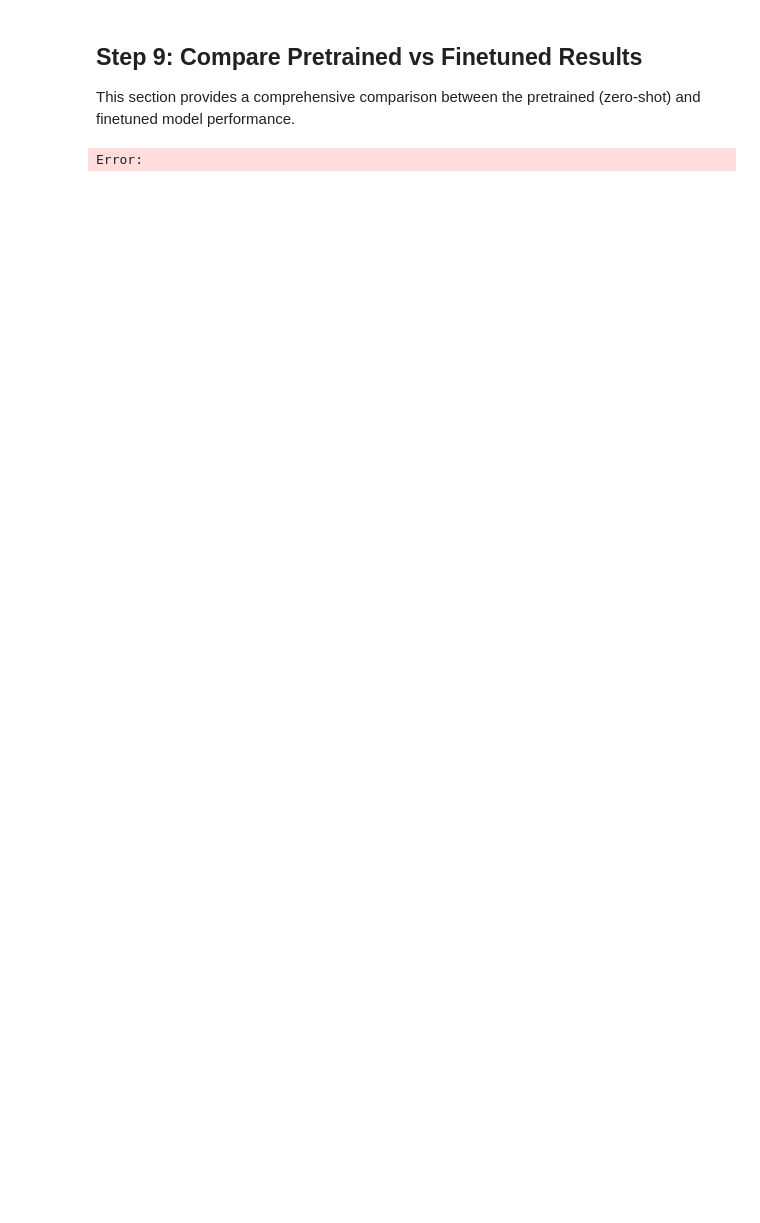
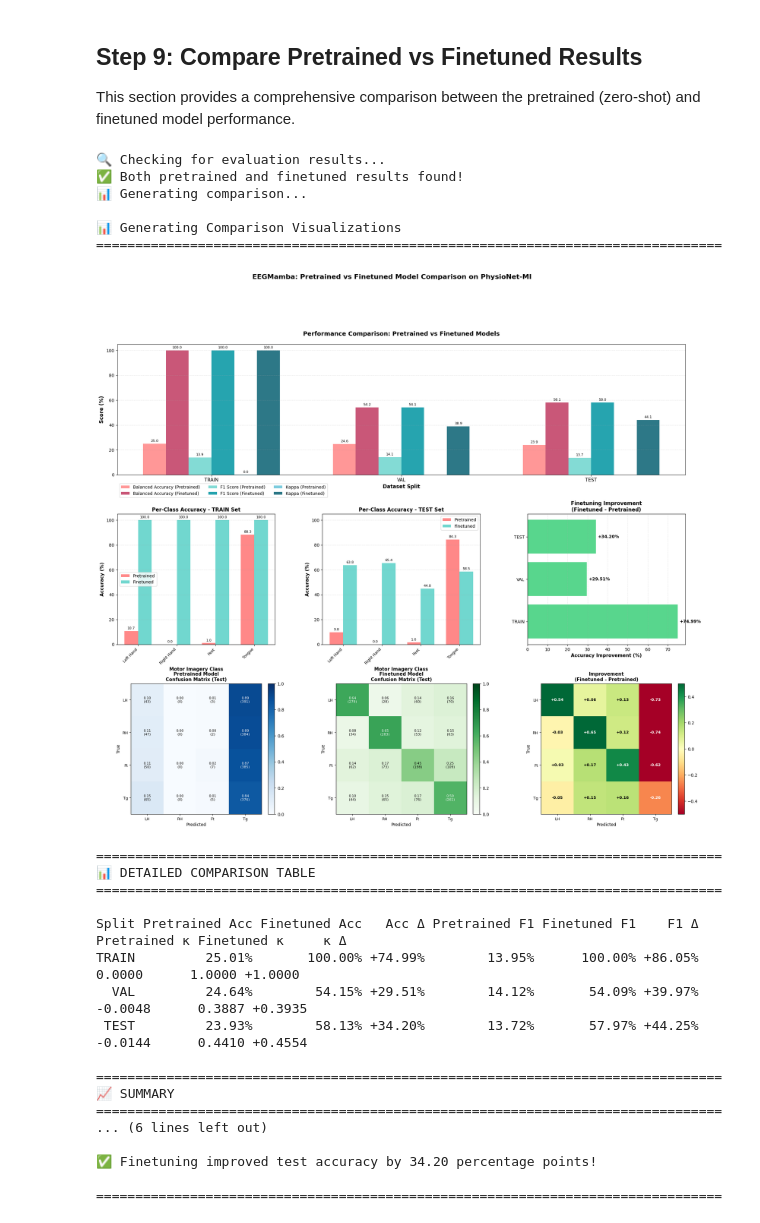
Before and after one commit to HosseinDahaei/EEGMamba, a Jupyter notebook: PhysioNet_MI_Finetuning_Test.ipynb, the cells around one changed output. Saved outputs shown, nothing was run; the diff lists cells and outputs as text; code cells hidden in the pictures; blank space fills up the shorter version.

```diff
--- a/PhysioNet_MI_Finetuning_Test.ipynb
+++ b/PhysioNet_MI_Finetuning_Test.ipynb
@@ -81,8 +81,8 @@ from tqdm import tqdm
 
 # Configuration
 tasks = ['04', '06', '08', '10', '12', '14']  # Motor imagery tasks
-root_dir = '/home/mahmood/HosseinDahaei/Codes/EEGMamba/'
-output_db_path = '/home/mahmood/HosseinDahaei/Codes/EEGMamba/data'
+root_dir = 'data/raw_motor_movement_Imagery/files'
+output_db_path = 'data/'
 
 print("🔧 PhysioNet-MI Preprocessing Configuration:")
 print(f"📂 Raw data path: {root_dir}")
@@ -1384,7 +1403,7 @@ def compare_pretrained_vs_finetuned(pretrained_results, finetuned_results):
     splits = ['train', 'val', 'test']
 
     # Create figure with subplots
-    fig = plt.figure(figsize=(20, 12))
+    fig = plt.figure(figsize=(24, 20))
     gs = GridSpec(3, 3, figure=fig, hspace=0.3, wspace=0.3)
 
     # 1. Overall Performance Comparison (Bar Chart)
@@ -1640,31 +1659,54 @@ def compare_pretrained_vs_finetuned(pretrained_results, finetuned_results):
         print(f"   • Relative Δ:        {relative_improvement:+.2f}%")
 
         if improvement > 0:
             print(f"\n✅ Finetuning improved test accuracy by {improvement:.2f} percentage points!")
         elif improvement < 0:
             print(f"\n⚠️ Finetuning decreased test accuracy by {abs(improvement):.2f} percentage points")
         else:
             print(f"\n➖ No change in test accuracy after finetuning")
 
     print("\n" + "="*80 + "\n")
 
 # Check if results exist and run comparison
 print("🔍 Checking for evaluation results...")
 
 if 'results' in locals() and 'finetuned_results' in locals():
     print("✅ Both pretrained and finetuned results found!")
     print("📊 Generating comparison...\n")
     compare_pretrained_vs_finetuned(results, finetuned_results)
 elif 'results' in locals():
     print("⚠️ Only pretrained results found")
     print("💡 Please run Step 8: Evaluate Finetuned Model")
 elif 'finetuned_results' in locals():
     print("⚠️ Only finetuned results found")
     print("💡 Please run Step 7: Evaluate Pretrained Model")
 else:
     print("❌ No evaluation results found!")
     print("💡 Please run both evaluation steps:")
     print("   1. Step 7: Evaluate Pretrained Model")
     print("   2. Step 8: Evaluate Finetuned Model")
 # %% [output]
-Error:
+🔍 Checking for evaluation results...
+✅ Both pretrained and finetuned results found!
+📊 Generating comparison...
+
+📊 Generating Comparison Visualizations
+================================================================================
+[figure, added]
+================================================================================
+📊 DETAILED COMPARISON TABLE
+================================================================================
+
+Split Pretrained Acc Finetuned Acc   Acc Δ Pretrained F1 Finetuned F1    F1 Δ Pretrained κ Finetuned κ     κ Δ
+TRAIN         25.01%       100.00% +74.99%        13.95%      100.00% +86.05%       0.0000      1.0000 +1.0000
+  VAL         24.64%        54.15% +29.51%        14.12%       54.09% +39.97%      -0.0048      0.3887 +0.3935
+ TEST         23.93%        58.13% +34.20%        13.72%       57.97% +44.25%      -0.0144      0.4410 +0.4554
+
+================================================================================
+📈 SUMMARY
+================================================================================
+... (6 lines left out)
+
+✅ Finetuning improved test accuracy by 34.20 percentage points!
+
+================================================================================
```
Also changed, not shown: parts of 10 cells of this notebook.
